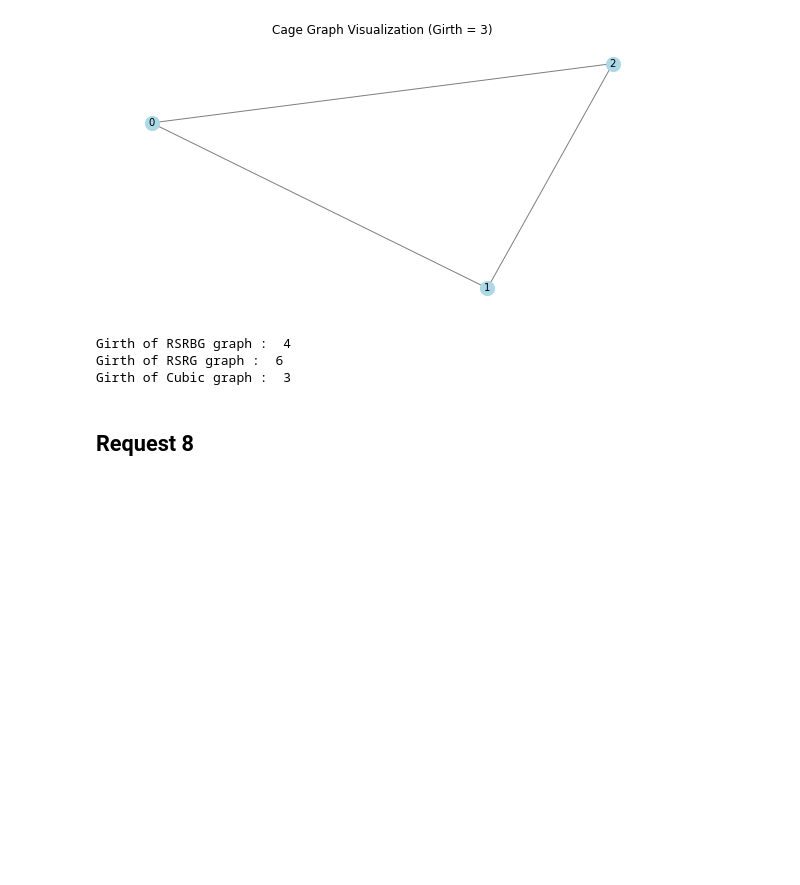
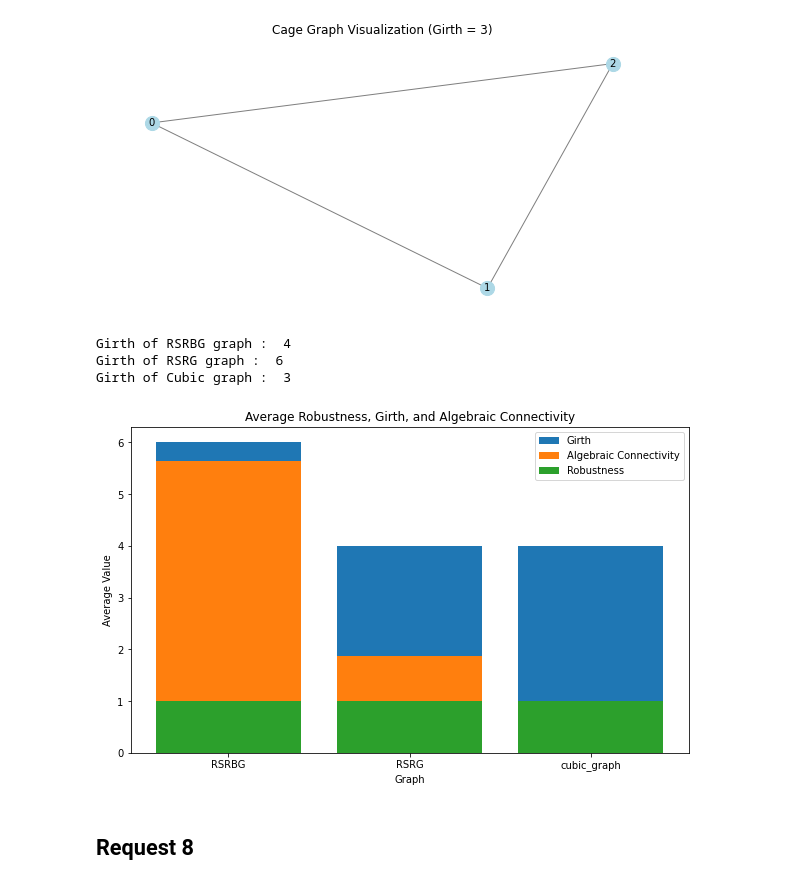
Before and after one commit to ngnma/Simulation-Project, a Jupyter notebook: sim_project.ipynb, the cells around one changed output. Saved outputs shown, nothing was run; the diff lists cells and outputs as text; code cells hidden in the pictures; blank space fills up the shorter version.

```diff
--- a/sim_project.ipynb
+++ b/sim_project.ipynb
@@ -909,6 +909,103 @@ print("Girth of Cubic graph : ",calculate_girth(cubic_graph))
 Girth of RSRBG graph :  4
 Girth of RSRG graph :  6
 Girth of Cubic graph :  3
+# %%
+import networkx as nx
+
+def calculate_robustness(graph):
+    num_nodes = graph.number_of_nodes()
+    largest_cc_size = max(len(cc) for cc in nx.connected_components(graph))
+    robustness = largest_cc_size / num_nodes
+    return robustness
+
+# Example usage
+G = nx.Graph()
+G.add_edges_from([(1, 2), (1, 3), (2, 3), (3, 4), (4, 5)])
+robustness = calculate_robustness(G)
+print("Robustness:", robustness)
+# %%
+import networkx as nx
+import numpy as np
+import matplotlib.pyplot as plt
+
+def calculate_robustness(graph):
+    num_nodes = graph.number_of_nodes()
+    largest_cc_size = max(len(cc) for cc in nx.connected_components(graph))
+    robustness = largest_cc_size / num_nodes
+    return robustness
+
+
+def calculate_algebraic_connectivity(graph):
+    try:
+        algebraic_connectivity = nx.algebraic_connectivity(graph)
+    except nx.exception.NetworkXError:
+        algebraic_connectivity = float('-inf')
+    return algebraic_connectivity
+
+def simulate(graph, num_runs):
+    robustness_values = []
+    girth_values = []
+    algebraic_connectivity_values = []
+
+    for _ in range(num_runs):
+        robustness = calculate_robustness(graph)
+        girth = calculate_girth(graph)
+        algebraic_connectivity = calculate_algebraic_connectivity(graph)
+
+        robustness_values.append(robustness)
+        girth_values.append(girth)
+        algebraic_connectivity_values.append(algebraic_connectivity)
+
+    average_robustness = np.mean(robustness_values)
+    average_girth = np.mean(girth_values)
+    average_algebraic_connectivity = np.mean(algebraic_connectivity_values)
+
+    return average_robustness, average_girth, average_algebraic_connectivity
+
+# Create three example graphs
+
+# RSRBG(6,2)
+rsrbg = RSRBG(30,20,6,2,draw_plot=False)
+# RSRG(6,2)
+rsrg = RSRG(50,6,2,0.1,draw_plot=False)
+# Cubic graph
+d1 = 3  # Degree of each node
+num_nodes = 10  # Number of nodes in the graph
+cubic_graph = nx.random_regular_graph(d1, num_nodes)
+
+# Simulate and calculate averages for each graph
+num_runs = 10
+results = []
+
+for graph in [rsrbg, rsrg, cubic_graph]:
+    result = simulate(graph, num_runs)
+    results.append(result)
+
+# Extract the average values for each measure
+average_robustness_values = [result[0] for result in results]
+average_girth_values = [result[1] for result in results]
+average_algebraic_connectivity_values = [result[2] for result in results]
+
+# Plot the average values
+labels = ['RSRBG', 'RSRG', 'cubic_graph']
+x = np.arange(len(labels))
+
+fig, ax = plt.subplots(figsize=(10, 6))
+
+ax.bar(x, average_girth_values, label='Girth')
+ax.bar(x, average_algebraic_connectivity_values, label='Algebraic Connectivity')
+ax.bar(x, average_robustness_values, label='Robustness')
+
+ax.set_xlabel('Graph')
+ax.set_ylabel('Average Value')
+ax.set_title('Average Robustness, Girth, and Algebraic Connectivity')
+ax.set_xticks(x)
+ax.set_xticklabels(labels)
+ax.legend()
+
+plt.show()
+# %% [output]
+[figure, added]
 # %% [markdown]
 ## Request 8
 # %%
```
